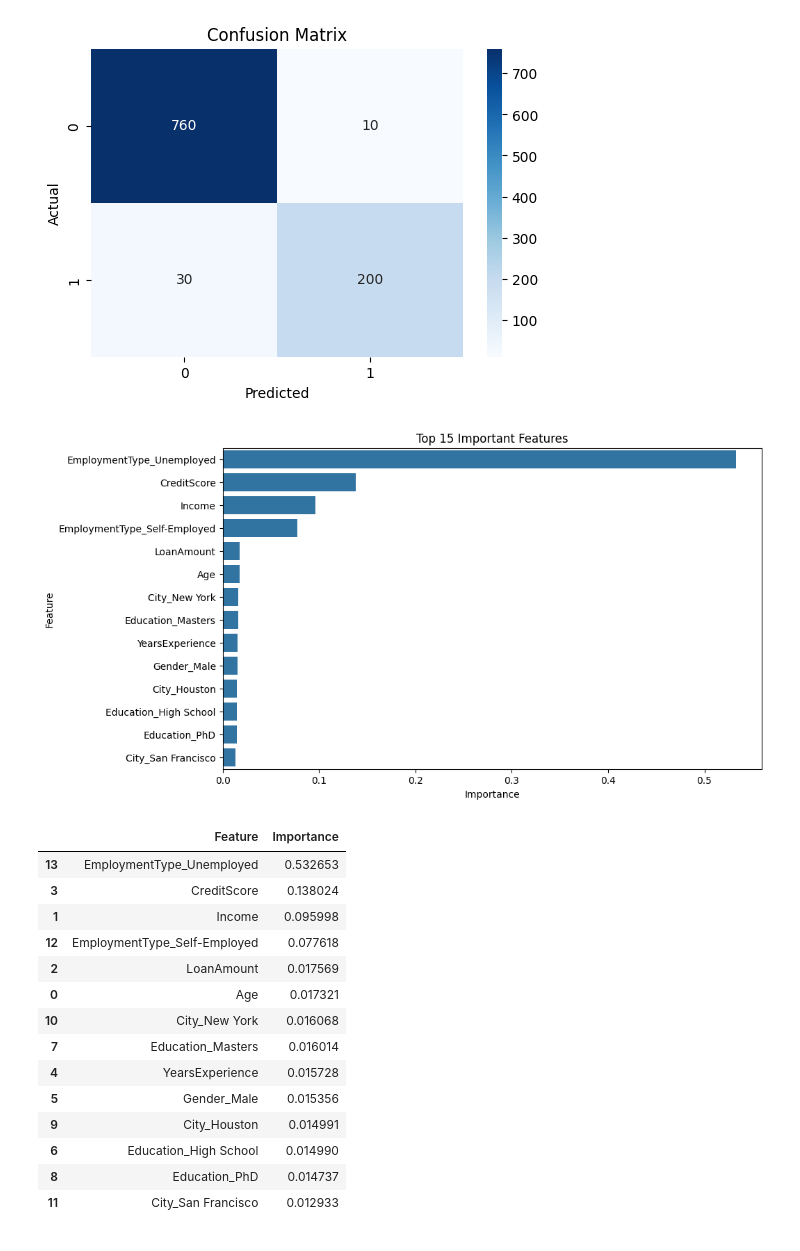
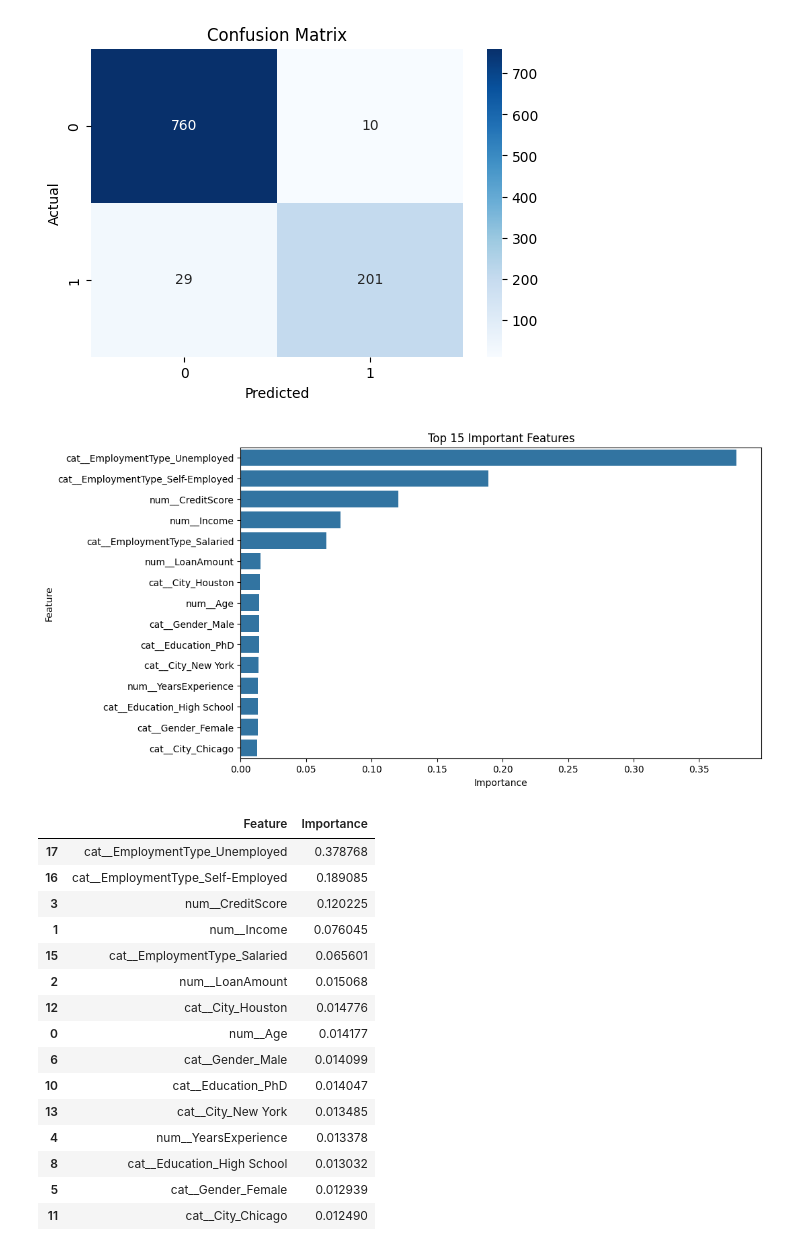
Before and after one commit to adityakumarbarnwal/Loan-Risk-Assessor, a Jupyter notebook: notebook.ipynb, the cells around one changed output. Saved outputs shown, nothing was run; the diff lists cells and outputs as text; code cells hidden in the pictures.

Commit message:
Updated app, replaced model files with pipeline

```diff
--- a/notebook.ipynb
+++ b/notebook.ipynb
@@ -219,20 +202,9 @@ X_test : (1000, 14)
 # %%
 # Feature Scaling
-scaler = StandardScaler()
+from sklearn.compose import ColumnTransformer
+from sklearn.preprocessing import OneHotEncoder
 
-X_train_scaled = scaler.fit_transform(X_train)
-X_test_scaled = scaler.transform(X_test)
+preprocessor = ColumnTransformer([
+    ("num", StandardScaler(), numeric_cols),
+    ("cat", OneHotEncoder(handle_unknown="ignore"), categorical_cols)
+])
-# %%
-# Train XGBoost Model
-model = XGBClassifier(
-    n_estimators=200,
-    max_depth=6,
-    learning_rate=0.05,
-    subsample=0.8,
-    colsample_bytree=0.8,
-    random_state=42,
-    eval_metric='logloss'
-)
-
-model.fit(X_train_scaled, y_train)
-print("Model training completed!")
@@ -244,0 +211,14 @@ y_prob = model.predict_proba(X_test_scaled)[:, 1]
+# %%
+pipeline = Pipeline([
+    ("preprocessor", preprocessor),
+    ("model", XGBClassifier(
+        n_estimators=200,
+        max_depth=6,
+        learning_rate=0.05,
+        subsample=0.8,
+        colsample_bytree=0.8,
+        random_state=42,
+        eval_metric='logloss'
+    ))
+])
+pipeline.fit(X_train, y_train)
@@ -285,33 +286,36 @@ plt.show()
 [figure]
 # %%
 # Feature Importance
+feature_names = pipeline.named_steps["preprocessor"].get_feature_names_out()
+
 importance_df = pd.DataFrame({
-    'Feature': X.columns,
-    'Importance': model.feature_importances_
+    'Feature': feature_names,
+    'Importance': pipeline.named_steps["model"].feature_importances_
 }).sort_values(by='Importance', ascending=False)
 
 plt.figure(figsize=(10,6))
 sns.barplot(data=importance_df.head(15), x='Importance', y='Feature')
 plt.title("Top 15 Important Features")
 plt.show()
 
 importance_df.head(15)
 # %% [output]
-[figure, old version]
+[figure, new version]
 |  | Feature | Importance |
-| 13 | EmploymentType_Unemployed | 0.532653 |
-| 3 | CreditScore | 0.138024 |
-| 1 | Income | 0.095998 |
-| 12 | EmploymentType_Self-Employed | 0.077618 |
-| 2 | LoanAmount | 0.017569 |
-| 0 | Age | 0.017321 |
-| 10 | City_New York | 0.016068 |
-| 7 | Education_Masters | 0.016014 |
-| 4 | YearsExperience | 0.015728 |
-| 5 | Gender_Male | 0.015356 |
-| 9 | City_Houston | 0.014991 |
-| 6 | Education_High School | 0.014990 |
-| 8 | Education_PhD | 0.014737 |
-| 11 | City_San Francisco | 0.012933 |
+| 17 | cat__EmploymentType_Unemployed | 0.378768 |
+| 16 | cat__EmploymentType_Self-Employed | 0.189085 |
+| 3 | num__CreditScore | 0.120225 |
+| 1 | num__Income | 0.076045 |
+| 15 | cat__EmploymentType_Salaried | 0.065601 |
+| 2 | num__LoanAmount | 0.015068 |
+| 12 | cat__City_Houston | 0.014776 |
+| 0 | num__Age | 0.014177 |
+| 6 | cat__Gender_Male | 0.014099 |
+| 10 | cat__Education_PhD | 0.014047 |
+| 13 | cat__City_New York | 0.013485 |
+| 4 | num__YearsExperience | 0.013378 |
+| 8 | cat__Education_High School | 0.013032 |
+| 5 | cat__Gender_Female | 0.012939 |
+| 11 | cat__City_Chicago | 0.012490 |
 # %%
 # Save Model & Objects
```
Also changed, not shown: parts of 14 cells of this notebook, 6 other files.
